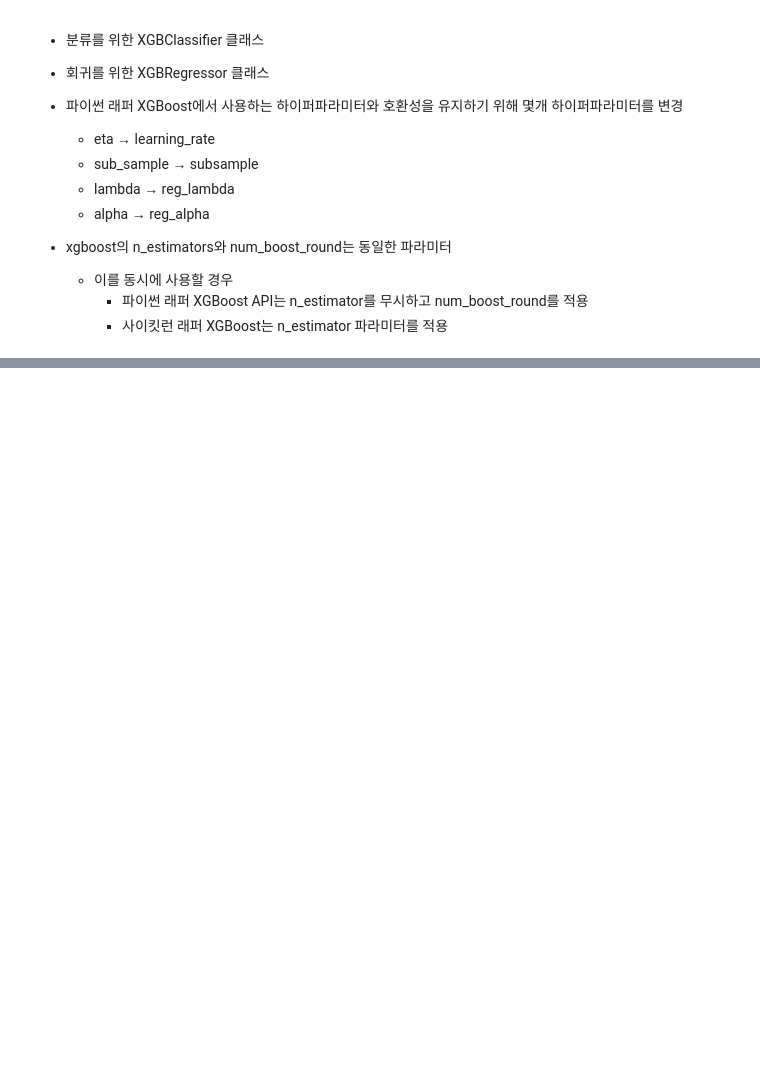
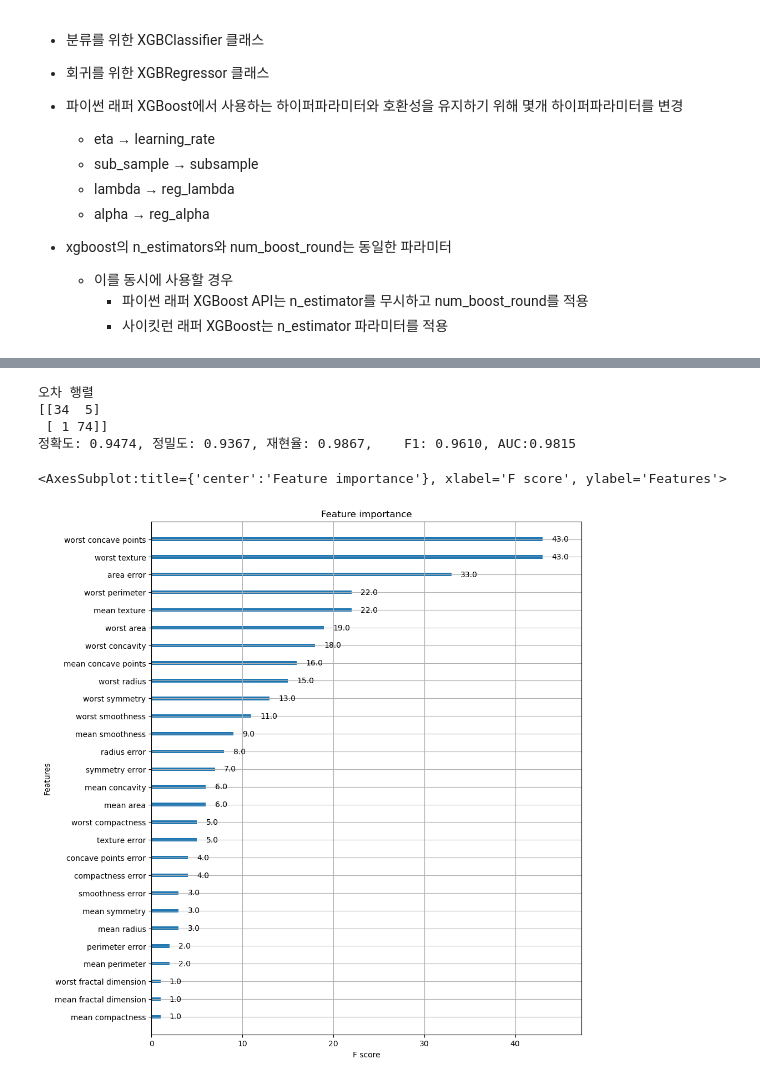
Before and after one commit to dae-hunseo/studyFiles, a Jupyter notebook: DATAexam/머신러닝_5_3_1_XGBoost(eXtra Gradient Boost).ipynb, the cells around one changed output, grey strips where cells are left out. Drawn from its saved outputs; the diff is of its cells as text; code cells hidden in the pictures; blank space fills up the shorter version.

```diff
--- a/DATAexam/머신러닝_5_3_1_XGBoost(eXtra Gradient Boost).ipynb
+++ b/DATAexam/머신러닝_5_3_1_XGBoost(eXtra Gradient Boost).ipynb
@@ -313,5 +333,8 @@ from xgboost import XGBClassifier #사이킷런에서 사용할 수 있는 XGBoo
 # %%
-
 # 주의사항 : 검증 데이터 세트를 따로 생성해서 검증을 진행 해야 함
 # - 예제 데이터의 양이 검증요 데이터를 추출하기에 너무 적어 test용 데이터를 검증용과 테스트용으로 사용
 # - 실제 분석에서는 이렇게 진행하면 안됨
+X_feature_df = cancer_df.iloc[:,:-1]
+y_label_df = cancer_df[['target']]
+X_train, X_test, y_train, y_test = train_test_split(X_feature_df, y_label_df, test_size = 0.2, random_state=15)
+print(X_train.shape, X_test.shape)
@@ -319,0 +343,15 @@ from xgboost import XGBClassifier #사이킷런에서 사용할 수 있는 XGBoo
+# %%
+from xgboost import XGBClassifier
+# 모델 객체 인스턴스 생성
+evals = [(X_test, y_test)]
+
+# 객체 인스턴스 생성시 파라미터 튜닝
+xgb_wrapper = XGBClassifier(n_estimators=400,
+                           learning_rate=0.1,
+                           max_depth=3)
+
+# 학습시킬때 전달해야하는 파라미터(학습 진행과 관련된)
+xgb_wrapper.fit(X_train, y_train, eval_set = evals,
+               eval_metric = 'logloss',
+               early_stopping_rounds=400,
+               verbose = True)
@@ -385,0 +397,9 @@ from xgboost import XGBClassifier
+# %%
+# early stopping 설정
+from xgboost import XGBClassifier
+
+# 학습시킬때 전달해야하는 파라미터(학습 진행과 관련된)
+xgb_wrapper.fit(X_train, y_train, eval_set = evals,
+               eval_metric = 'logloss',
+               early_stopping_rounds=10, #성능 변화가 없어서 10번을 더 진행했는데 성능에 변화가 없으면 멈추는 거고, 변화가 있으면 또다시 더 진행한다.
+               verbose = True)           #만약 100번으로 잡았다면 100번을 더 진행하다가 성능에 변화가 있으면 더 진행하는 거다. early_stopping이 너무 짧게 잡혀있으면 파라미터를 튜닝했을때의 결과를 확인하기 위한 측면이 목적에 더 각밥다.
@@ -385,0 +433,18 @@ from xgboost import XGBClassifier
+# %%
+# 예측 성능 평가
+# 학습과 예측 수행 : fit(), predict(), predict_proba() 이용
+w_preds = xgb_wrapper.predict(X_test)
+w_pred_proba = xgb_wrapper.predict_proba(X_test)[:,1]
+# 예측 성능 평가 수행
+get_clf_eval(y_test, w_preds, w_pred_proba)
+# %% [output]
+오차 행렬
+[[34  5]
+ [ 1 74]]
+정확도: 0.9474, 정밀도: 0.9367, 재현율: 0.9867,    F1: 0.9610, AUC:0.9815
+# %%
+fig, ax = plt.subplots(figsize=(10,12))
+plot_importance(xgb_wrapper, ax=ax)
+# %% [output]
+<AxesSubplot:title={'center':'Feature importance'}, xlabel='F score', ylabel='Features'>
+[figure, added]
```
Also changed, not shown: parts of 19 cells of this notebook, 3 other files.
